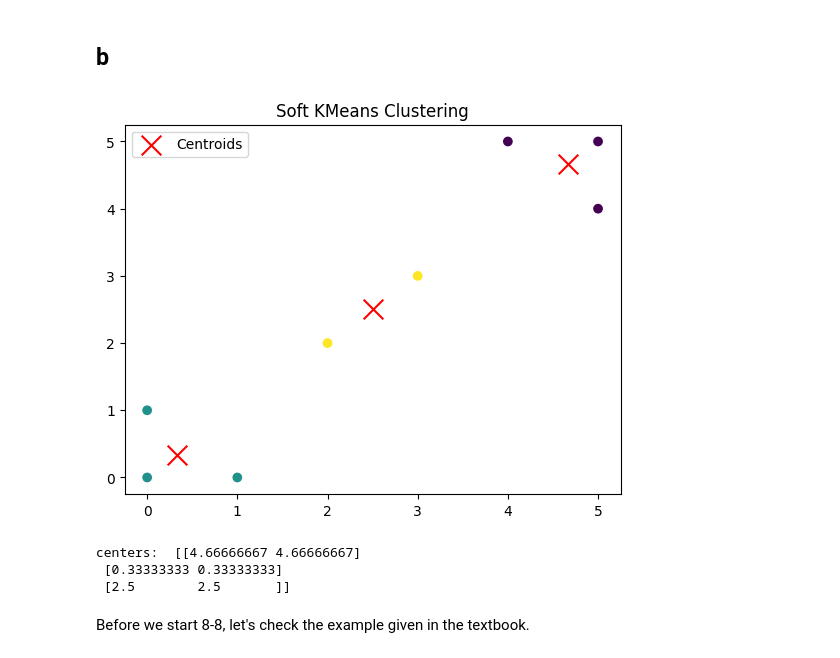
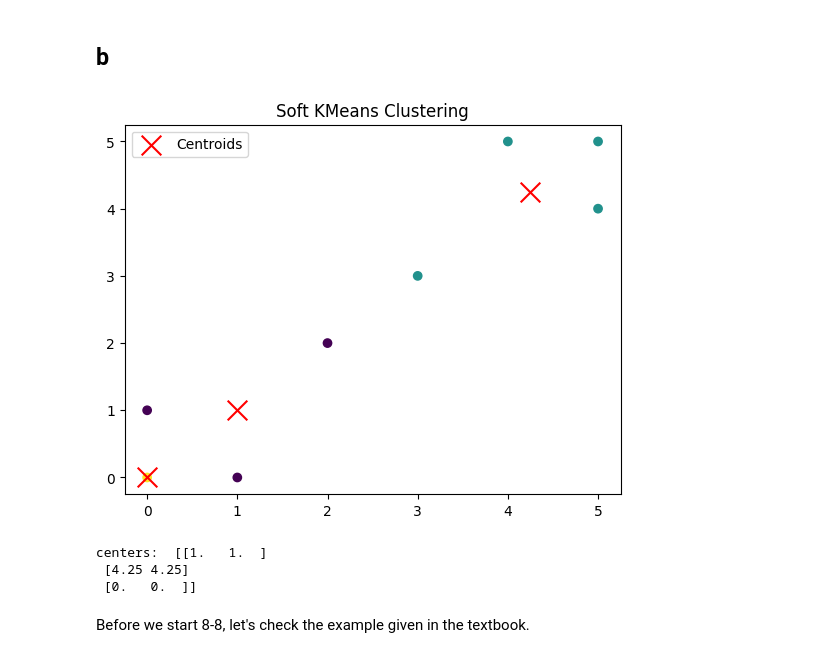
Before and after one commit to Ethylene9160/SDM359_Advanced_Machine_Learning, a Jupyter notebook: assignment/ass11/ass11.ipynb, the cells around one changed output. Drawn from its saved outputs; the diff is of its cells as text; code cells hidden in the pictures.

```diff
--- a/assignment/ass11/ass11.ipynb
+++ b/assignment/ass11/ass11.ipynb
@@ -142,15 +142,15 @@ centers:  [[0.75 0.75]
 ## b
 # %%
 kmeans_83b = mkm.KMeansForAss(k=3)
-centers_83b = np.concatenate((kmeans_83a.centroids.copy(), np.array([[5, 5]])), axis=0)
-kmeans_88_3 = kmeans_83b.fit(data_83, init_centroids = centers_83)
+centers_83b = np.concatenate((kmeans_83a.centroids.copy(), np.array([[0, 0]])), axis=0)
+kmeans_88_3 = kmeans_83b.fit(data_83, init_centroids = centers_83b)
 draw(kmeans_83b.labels_, kmeans_83b.centroids, 'Soft KMeans Clustering', data_83)
 print('centers: ', kmeans_83b.centroids)
 # %% [output]
-[figure, old version]
+[figure, new version]
-centers:  [[4.66666667 4.66666667]
- [0.33333333 0.33333333]
- [2.5        2.5       ]]
+centers:  [[1.   1.  ]
+ [4.25 4.25]
+ [0.   0.  ]]
 # %% [markdown]
 Before we start 8-8, let's check the example given in the textbook.
 # %%
```
Also changed, not shown: parts of 2 cells of this notebook, 1 other file.
